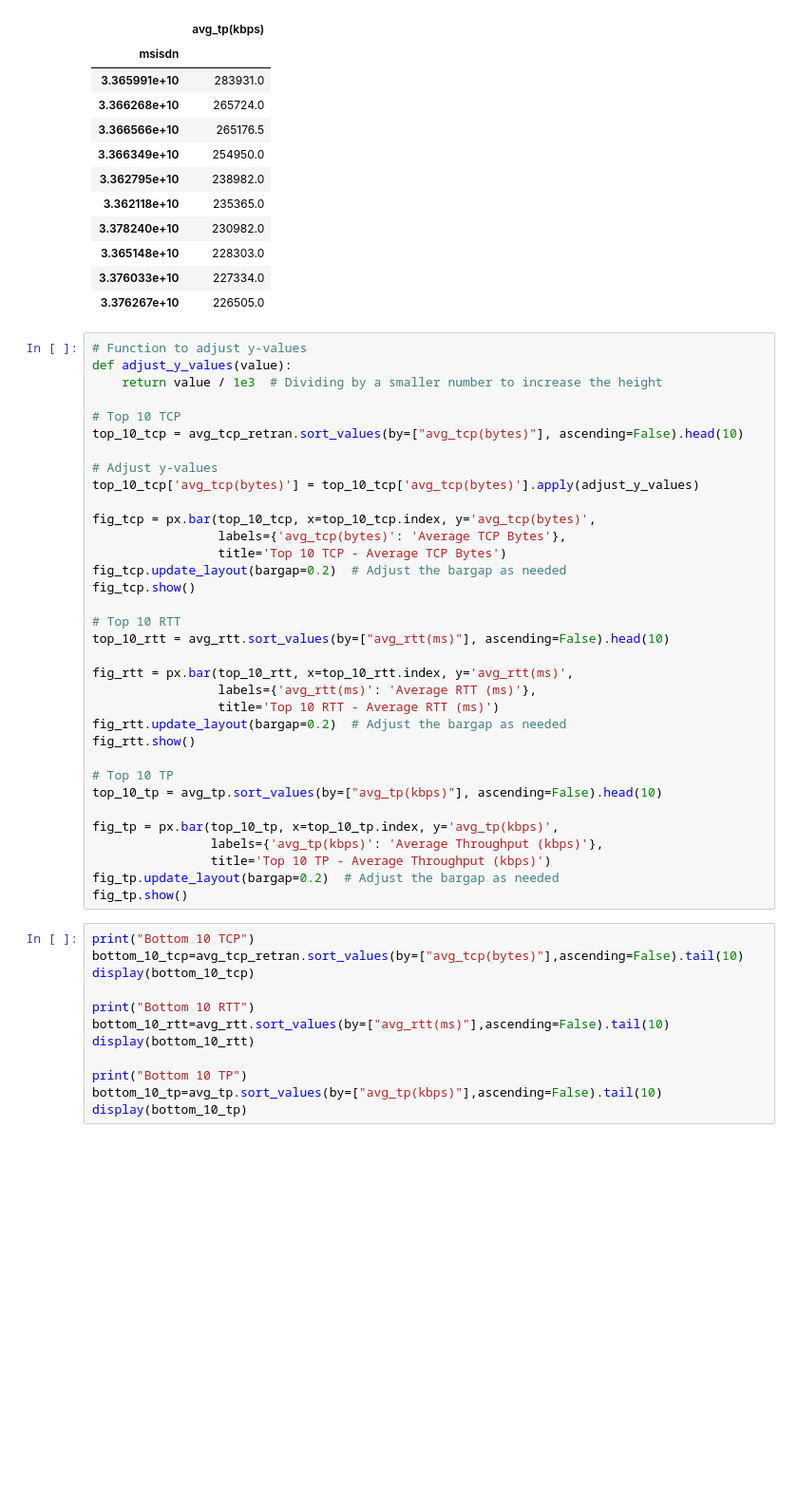
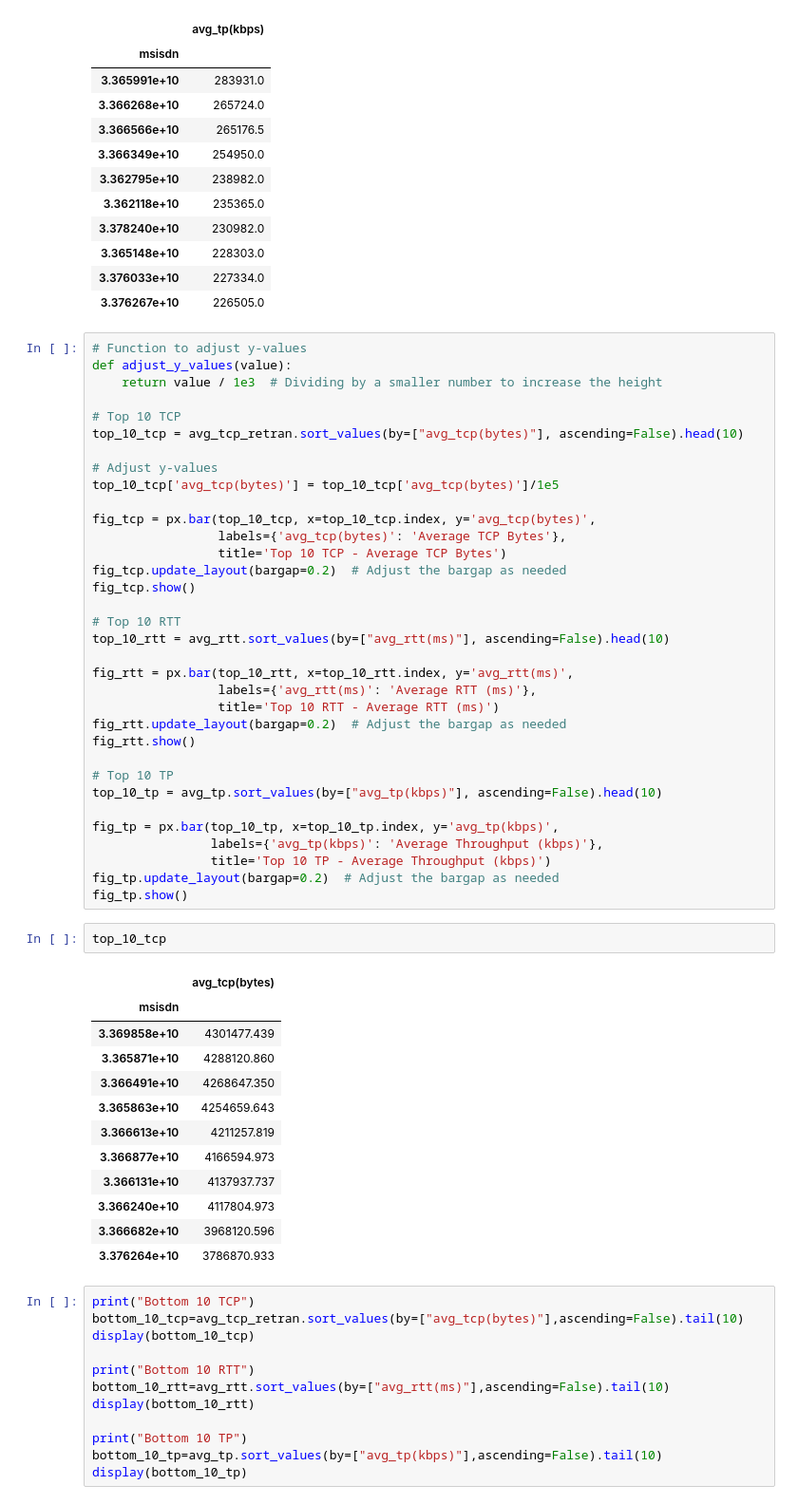
Before and after one commit to Berhanu13/User-Analytics-in-Telecommunication, a Jupyter notebook: notebooks/user_experience_analytics.ipynb, the cells around one changed output. Shown: that part at 95% size. Drawn from its saved outputs; the diff is of its cells as text; blank space fills up the shorter version.

```diff
--- a/notebooks/user_experience_analytics.ipynb
+++ b/notebooks/user_experience_analytics.ipynb
@@ -291,7 +292,7 @@ def adjust_y_values(value):
 top_10_tcp = avg_tcp_retran.sort_values(by=["avg_tcp(bytes)"], ascending=False).head(10)
 
 # Adjust y-values
-top_10_tcp['avg_tcp(bytes)'] = top_10_tcp['avg_tcp(bytes)'].apply(adjust_y_values)
+top_10_tcp['avg_tcp(bytes)'] = top_10_tcp['avg_tcp(bytes)']/1e5
 
 fig_tcp = px.bar(top_10_tcp, x=top_10_tcp.index, y='avg_tcp(bytes)',
                  labels={'avg_tcp(bytes)': 'Average TCP Bytes'},
@@ -316,6 +317,21 @@ fig_tp = px.bar(top_10_tp, x=top_10_tp.index, y='avg_tp(kbps)',
                 title='Top 10 TP - Average Throughput (kbps)')
 fig_tp.update_layout(bargap=0.2)  # Adjust the bargap as needed
 fig_tp.show()
+# %%
+top_10_tcp
+# %% [output]
+|  | avg_tcp(bytes) |
+| msisdn |  |
+| 3.369858e+10 | 4301477.439 |
+| 3.365871e+10 | 4288120.860 |
+| 3.366491e+10 | 4268647.350 |
+| 3.365863e+10 | 4254659.643 |
+| 3.366613e+10 | 4211257.819 |
+| 3.366877e+10 | 4166594.973 |
+| 3.366131e+10 | 4137937.737 |
+| 3.366240e+10 | 4117804.973 |
+| 3.366682e+10 | 3968120.596 |
+| 3.376264e+10 | 3786870.933 |
 # %%
 print("Bottom 10 TCP")
 bottom_10_tcp=avg_tcp_retran.sort_values(by=["avg_tcp(bytes)"],ascending=False).tail(10)
```
Also changed, not shown: parts of 3 cells of this notebook, 4 other files.
